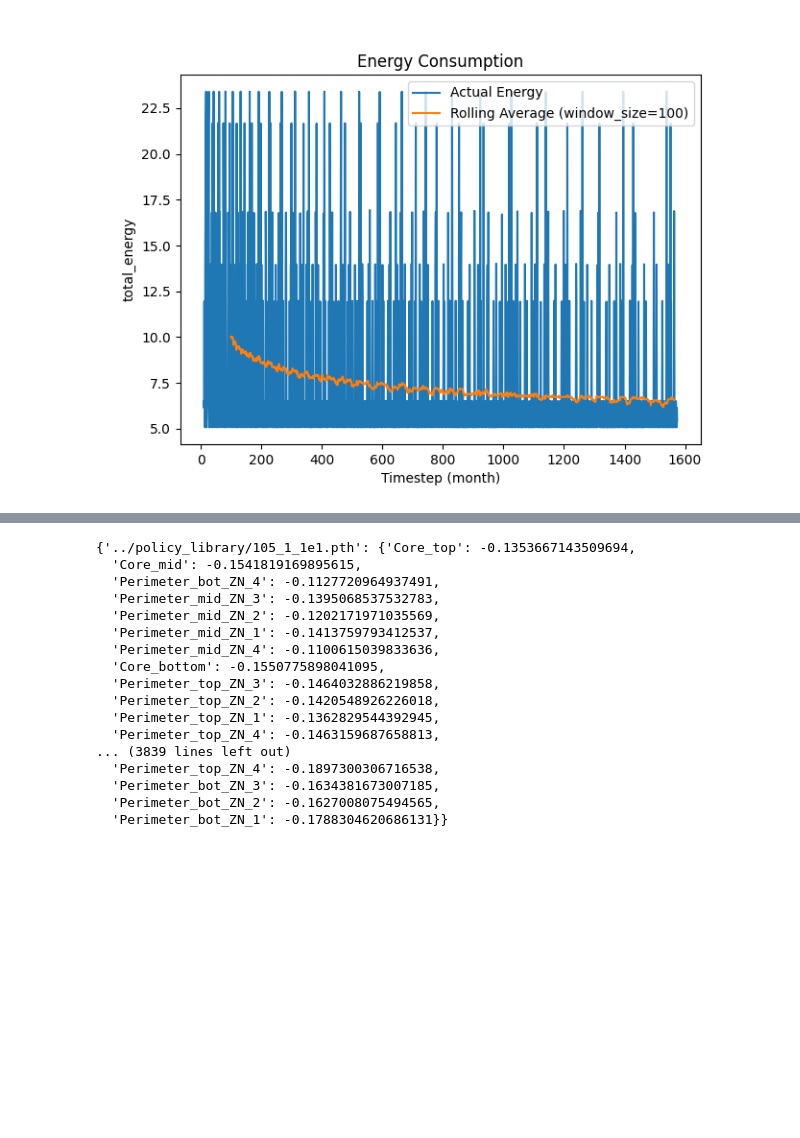
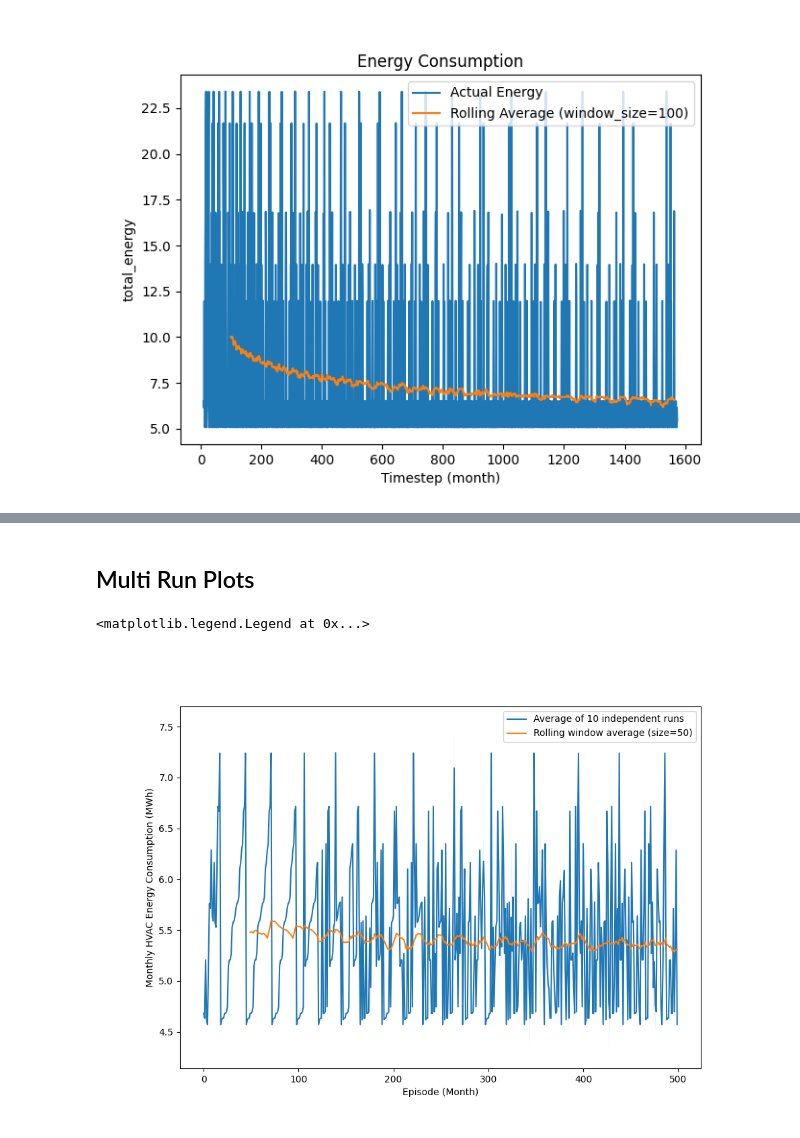
Before and after one commit to sustainable-computing/building-MARL, a Jupyter notebook: studies/UCB_PolicySelection_Analysis-Copy1.ipynb, the cells around one changed output, grey strips where cells are left out. Drawn from its saved outputs; the diff is of its cells as text; code cells hidden in the pictures; blank space fills up the shorter version.

```diff
--- a/studies/UCB_PolicySelection_Analysis-Copy1.ipynb
+++ b/studies/UCB_PolicySelection_Analysis-Copy1.ipynb
@@ -261,20 +183,33 @@ with open("data/ucb_raw_scores_19_07_2022.pkl", "wb+") as f:
-# %%
-ucb_raw_scores
-# %% [output]
-{'../policy_library/105_1_1e1.pth': {'Core_top': -0.1353667143509694,
-  'Core_mid': -0.1541819169895615,
-  'Perimeter_bot_ZN_4': -0.1127720964937491,
-  'Perimeter_mid_ZN_3': -0.1395068537532783,
-  'Perimeter_mid_ZN_2': -0.1202171971035569,
-  'Perimeter_mid_ZN_1': -0.1413759793412537,
-  'Perimeter_mid_ZN_4': -0.1100615039833636,
-  'Core_bottom': -0.1550775898041095,
-  'Perimeter_top_ZN_3': -0.1464032886219858,
-  'Perimeter_top_ZN_2': -0.1420548926226018,
-  'Perimeter_top_ZN_1': -0.1362829544392945,
-  'Perimeter_top_ZN_4': -0.1463159687658813,
-... (3839 lines left out)
-  'Perimeter_top_ZN_4': -0.1897300306716538,
-  'Perimeter_bot_ZN_3': -0.1634381673007185,
-  'Perimeter_bot_ZN_2': -0.1627008075494565,
-  'Perimeter_bot_ZN_1': -0.1788304620686131}}
+# %% [markdown]
+## Multi Run Plots
+# %%
+root_dir = "../data/group_ucb_data/C_Runs"
+runs = os.listdir(root_dir)
+# exclusions = ["11", "14"]
+# exclusions = ["34"]
+exclusions = []
+runs = list(set(runs) - set(exclusions))
+
+run_dfs = {}
+for run in runs:
+    path = os.path.join(root_dir, run, "ucb_log_data.csv")
+    run_dfs[run] = pd.read_csv(path)
+# %%
+start_timestep = 9  # Skip first len(arms)-1 (0-indexed) steps as they are pure exploration steps
+end_timestep = 500 + start_timestep
+mu = []
+sigma = []
+for i in range(start_timestep, end_timestep):
+    energy_consumptions = []
+    for run in run_dfs:
+        # print(run)
+        df = run_dfs[run]
+        try:
+            energy = df.loc[i, ["total_energy"]].values[0] / 4000000
+        except:
+            print(run)
+        energy_consumptions.append(energy)
+    mu.append(np.mean(energy_consumptions))
+    sigma.append(np.std(energy_consumptions))
+mu = np.array(mu)
+sigma = np.array(sigma)
@@ -280,0 +222,16 @@ ucb_raw_scores
+# %%
+window_size = 50
+
+plt.figure(figsize=(10, 7))
+# plt.title(r"Building $B_{\text{Denver}}$")
+plt.ylabel("Monthly HVAC Energy Consumption (MWh)")
+plt.xlabel("Episode (Month)")
+mu_temp = pd.Series(mu)
+rolling_avg = mu_temp.rolling(window=window_size).mean()
+plt.plot(list(range(len(mu))), mu, label="Average of 10 independent runs")
+plt.fill_between(list(range(len(mu))), (mu-sigma), (mu+sigma), alpha=0.1)
+plt.plot(list(range(len(mu))), rolling_avg, label="Rolling window average (size=50)")
+plt.legend()
+# %% [output]
+<matplotlib.legend.Legend at 0x...>
+[figure, added]
```
Also changed, not shown: parts of 8 cells of this notebook.
